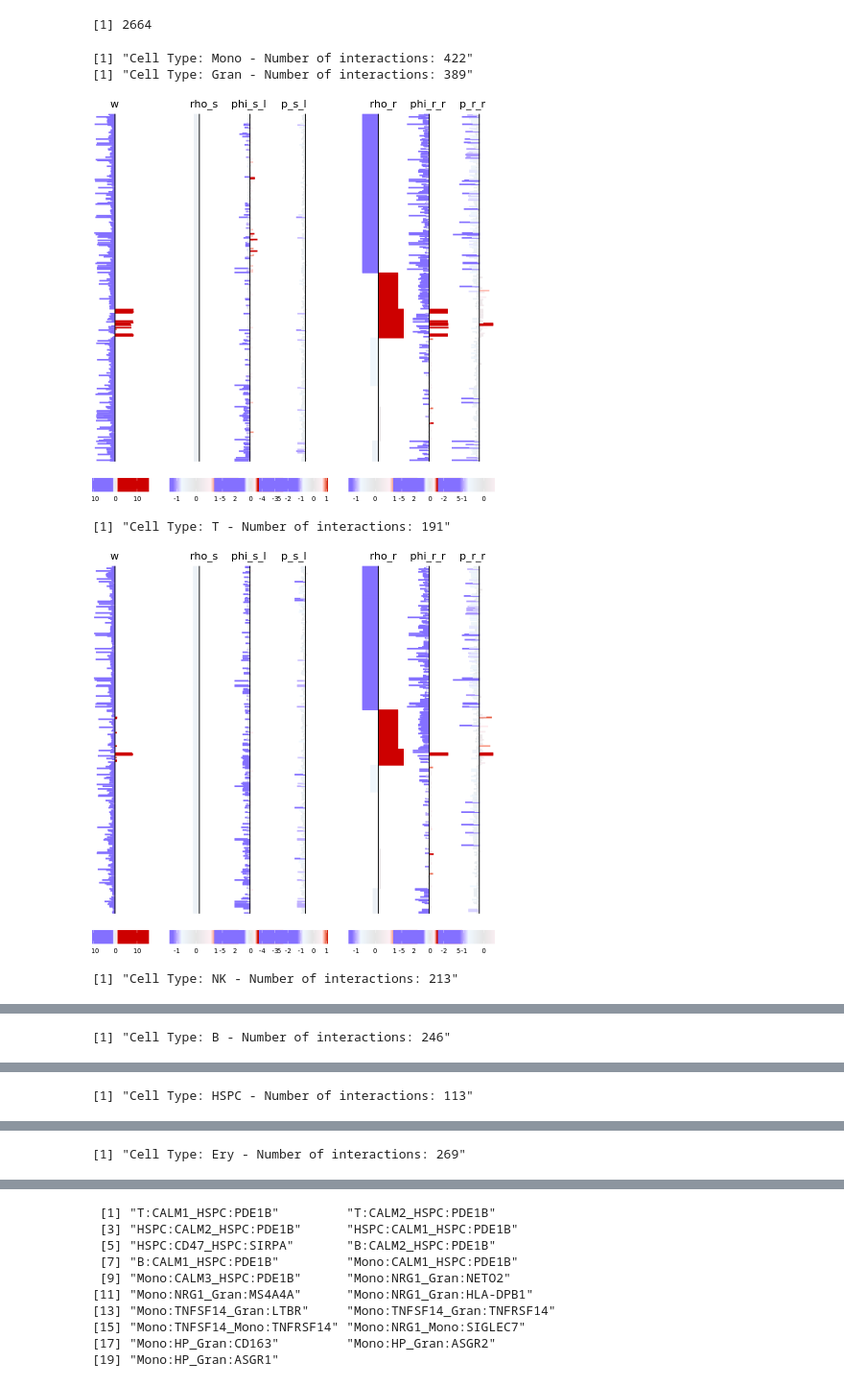
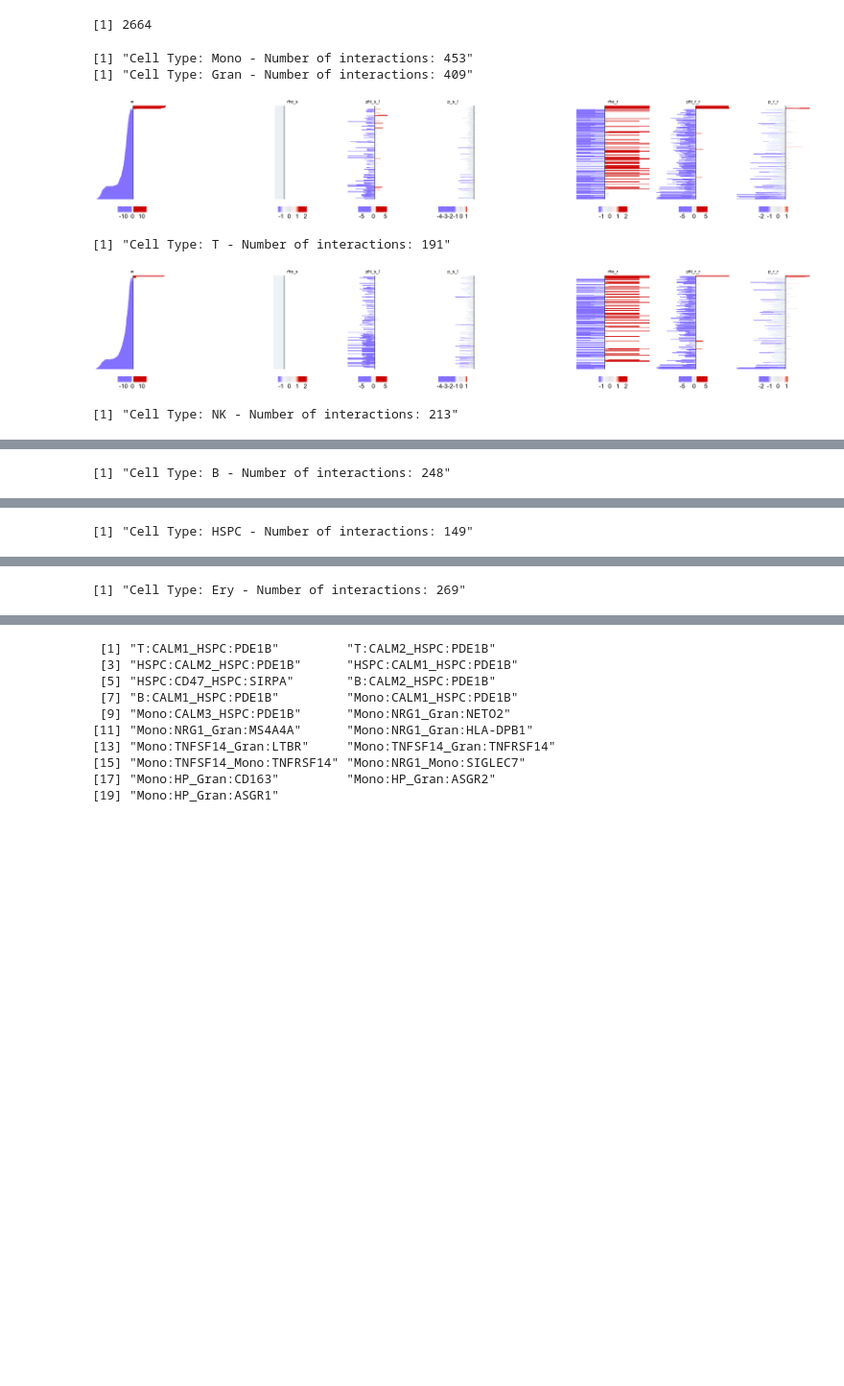
Before and after one commit to SoloveyMaria/community, a Jupyter notebook: docs/showcase_notebooks/Lasry/forest_plots_celltype.ipynb, the cells around one changed output, grey strips where cells are left out. Shown at 96% size. Saved outputs shown, nothing was run; the diff lists cells and outputs as text; code cells hidden in the pictures; blank space fills up the shorter version.

Commit message:
forest plot for each cell type lasry

```diff
--- a/docs/showcase_notebooks/Lasry/forest_plots_celltype.ipynb
+++ b/docs/showcase_notebooks/Lasry/forest_plots_celltype.ipynb
@@ -91,41 +88,45 @@ length(significant_interaction_ids)
 IDs <- as.character(c(significant_interaction_ids
                      ))
 # %%
+options(repr.plot.width = 30, repr.plot.height = 5)
 sending_cell_types <- unique(interactions$anno_interactions$sending_cell_type)
 
 # Initialize the counter
 total_interaction_count_sending <- 0
 
 for(cell_type in sending_cell_types) {
-    my_anno_interactions <- interactions$anno_interactions[interactions$anno_interactions$sending_cell_type == cell_type & interactions$anno_interactions$receiving_cell_type != cell_type & interactions$anno_interactions$interaction_ID %in% IDs, ]
+    my_anno_interactions <- interactions$anno_interactions[interactions$anno_interactions$sending_cell_type == cell_type & interactions$anno_interactions$interaction_ID %in% IDs, ]
 
     interaction_count <- nrow(my_anno_interactions)
 
+
     if(interaction_count > 0) {
         my_anno_interactions$interaction_ID <- factor(my_anno_interactions$interaction_ID, ordered = TRUE)
+        sorted_indices <- order(my_anno_interactions$log2FC_weights)
+        my_anno_interactions <- my_anno_interactions[sorted_indices, ]
 
         # Add the interaction count for this cell type to the total counter
         total_interaction_count_sending <- total_interaction_count_sending + interaction_count
 
         print(paste("Cell Type:", cell_type, "- Number of interactions:", interaction_count))
 
         # Plotting for the current cell_type
         plot_all_forests(my_idx = rep(TRUE, interaction_count),
                          my_anno_interactions = my_anno_interactions,
                          keep_order = TRUE,
                          threshold = 1,
                          legend_title_size = 0,
-                         legend_text_size = 8, component_lim = component_lim
+                         legend_text_size = 18,
+                         component_lim = component_lim
                         )
     }
 }
-
 # Print the total sum of the count of all interactions at the end
 print(paste("Total number of interactions across all sending cell types:", total_interaction_count_sending))
 # %% [output]
-[1] "Cell Type: Mono - Number of interactions: 422"
-[1] "Cell Type: Gran - Number of interactions: 389"
+[1] "Cell Type: Mono - Number of interactions: 453"
+[1] "Cell Type: Gran - Number of interactions: 409"
-[figure, old version]
+[figure, new version]
 [1] "Cell Type: T - Number of interactions: 191"
-[figure, old version]
+[figure, new version]
 [1] "Cell Type: NK - Number of interactions: 213"
@@ -133 +134 @@ print(paste("Total number of interactions across all sending cell types:", total
-[1] "Cell Type: B - Number of interactions: 246"
+[1] "Cell Type: B - Number of interactions: 248"
@@ -135 +136 @@ print(paste("Total number of interactions across all sending cell types:", total
-[1] "Cell Type: HSPC - Number of interactions: 113"
+[1] "Cell Type: HSPC - Number of interactions: 149"
```
Also changed, not shown: parts of 5 cells of this notebook, 1 other file.
